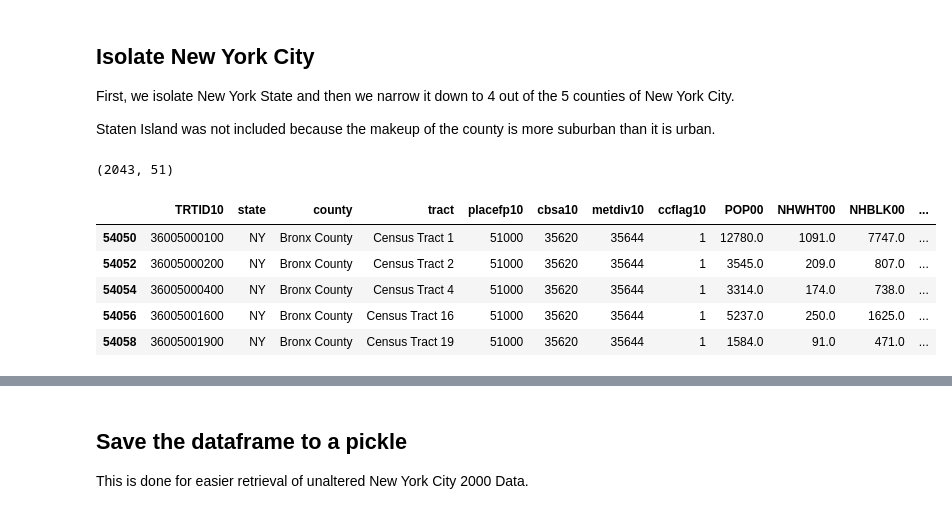
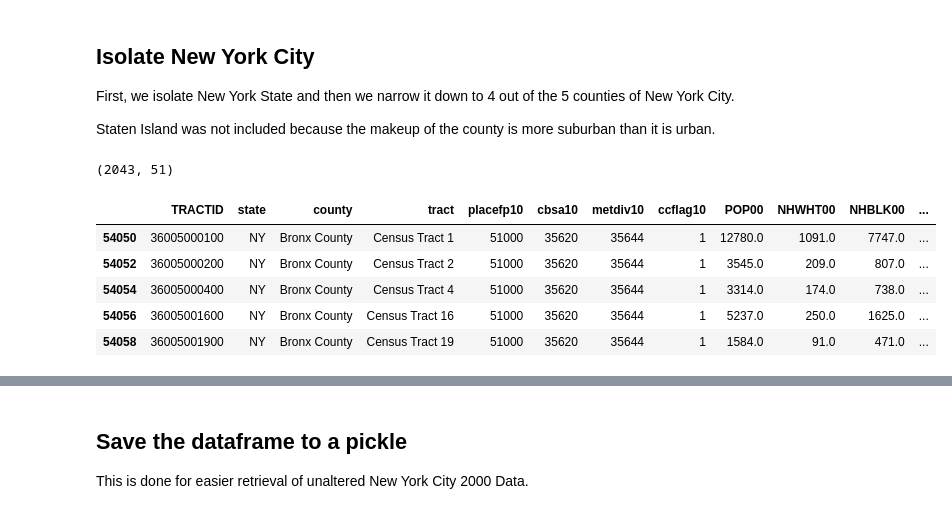
Before and after one commit to ptorres001/cluster_gentrification_new_york, a Jupyter notebook: 01_Data_Cleaning_Processing.ipynb, the cells around one changed output, grey strips where cells are left out. Drawn from its saved outputs; the diff is of its cells as text; code cells hidden in the pictures.

```diff
--- a/01_Data_Cleaning_Processing.ipynb
+++ b/01_Data_Cleaning_Processing.ipynb
@@ -48,14 +48,16 @@ Staten Island was not included because the makeup of the county is more suburban
 # %%
 nyc_00 = df_00[ (df_00['state'].eq('NY'))]
 nyc_00 = nyc_00[    (nyc_00['county'].eq('Bronx County'))
                   | (nyc_00['county'].eq('Kings County'))
                   | (nyc_00['county'].eq('Queens County'))
                   | (nyc_00['county'].eq('New York County'))]
+nyc_00.rename(columns={'TRTID10':'TRACTID'},inplace=True)
+nyc_00['TRACTID'] = nyc_00['TRACTID'].astype('str')
 print(nyc_00.shape)
 nyc_00.head()
 # %% [output]
 (2043, 51)
-|  | TRTID10 | state | county | tract | placefp10 | cbsa10 | metdiv10 | ccflag10 | POP00 | NHWHT00 | NHBLK00 | ... |
+|  | TRACTID | state | county | tract | placefp10 | cbsa10 | metdiv10 | ccflag10 | POP00 | NHWHT00 | NHBLK00 | ... |
 | 54050 | 36005000100 | NY | Bronx County | Census Tract 1 | 51000 | 35620 | 35644 | 1 | 12780.0 | 1091.0 | 7747.0 | ... |
 | 54052 | 36005000200 | NY | Bronx County | Census Tract 2 | 51000 | 35620 | 35644 | 1 | 3545.0 | 209.0 | 807.0 | ... |
 | 54054 | 36005000400 | NY | Bronx County | Census Tract 4 | 51000 | 35620 | 35644 | 1 | 3314.0 | 174.0 | 738.0 | ... |
```
Also changed, not shown: parts of 10 cells of this notebook.
